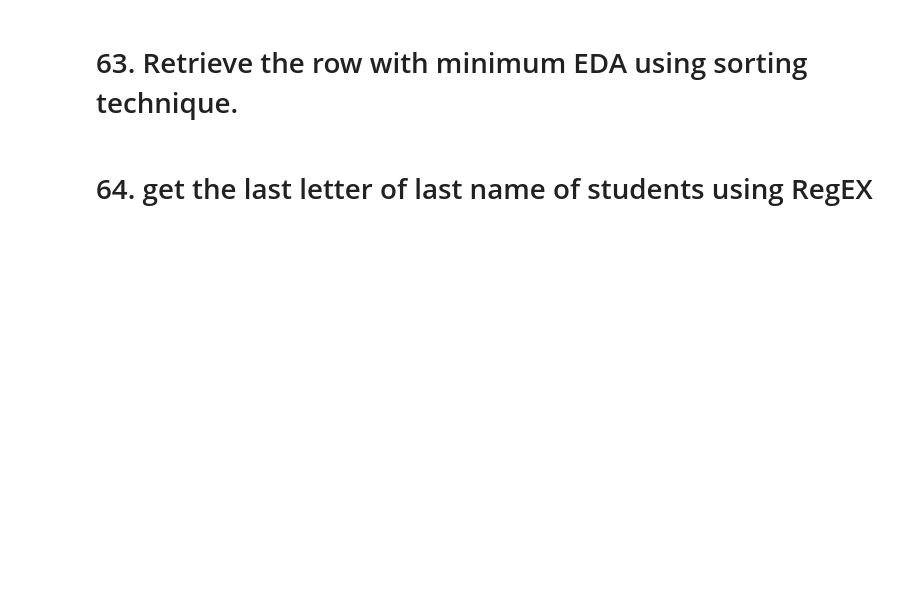
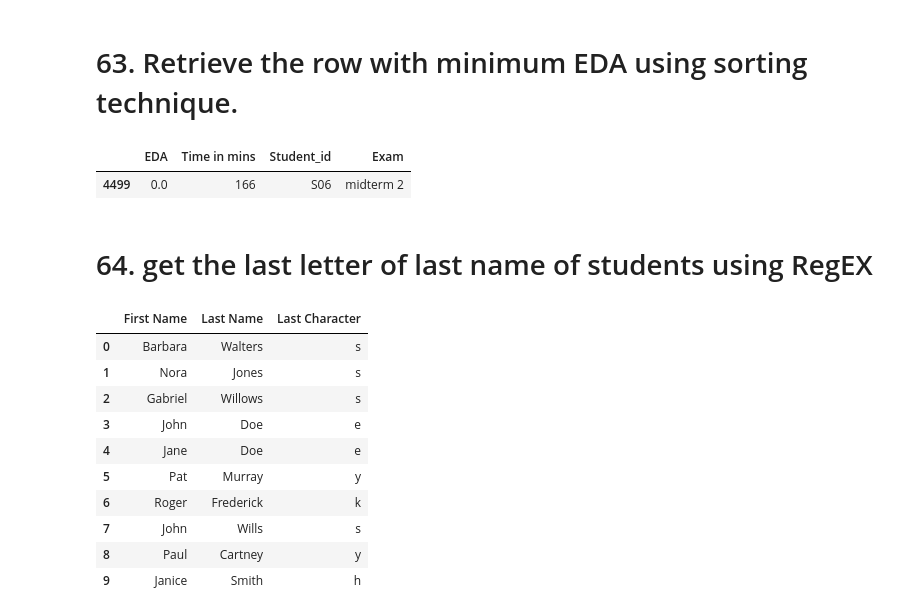
Before and after one commit to PHTeam7/Team7_TinyCoders_PythonHackathon_Dec, a Jupyter notebook: Team7_TinyCoders_Main80Questions.ipynb, the cells around one changed output. Cells and saved outputs as stored; diff of their text form; code cells hidden in the pictures; blank space fills up the shorter version.

```diff
--- a/Team7_TinyCoders_Main80Questions.ipynb
+++ b/Team7_TinyCoders_Main80Questions.ipynb
@@ -376,4 +430,27 @@ df_eda[df_eda['Exam'] == 'midterm 1'].groupby('Student_id').max('EDA')['EDA'].pl
 # %% [markdown]
 # 63. Retrieve the row with minimum EDA using sorting technique.
+# %%
+display((df_eda.sort_values('EDA')).head(1))
+# %% [output]
+|  | EDA | Time in mins | Student_id | Exam |
+| 4499 | 0.0 | 166 | S06 | midterm 2 |
 # %% [markdown]
 # 64. get the last letter of last name of students using RegEX
+# %%
+import re
+pattern = re.compile('\w$')
+df_last_name = df_demography[['First Name', 'Last Name']].copy()
+df_last_name['Last Character'] = df_last_name['Last Name'].apply(lambda last_name: pattern.search(last_name).group())
+display(df_last_name)
+# %% [output]
+|  | First Name | Last Name | Last Character |
+| 0 | Barbara | Walters | s |
+| 1 | Nora | Jones | s |
+| 2 | Gabriel | Willows | s |
+| 3 | John | Doe | e |
+| 4 | Jane | Doe | e |
+| 5 | Pat | Murray | y |
+| 6 | Roger | Frederick | k |
+| 7 | John | Wills | s |
+| 8 | Paul | Cartney | y |
+| 9 | Janice | Smith | h |
```
Also changed, not shown: parts of 7 cells of this notebook.
